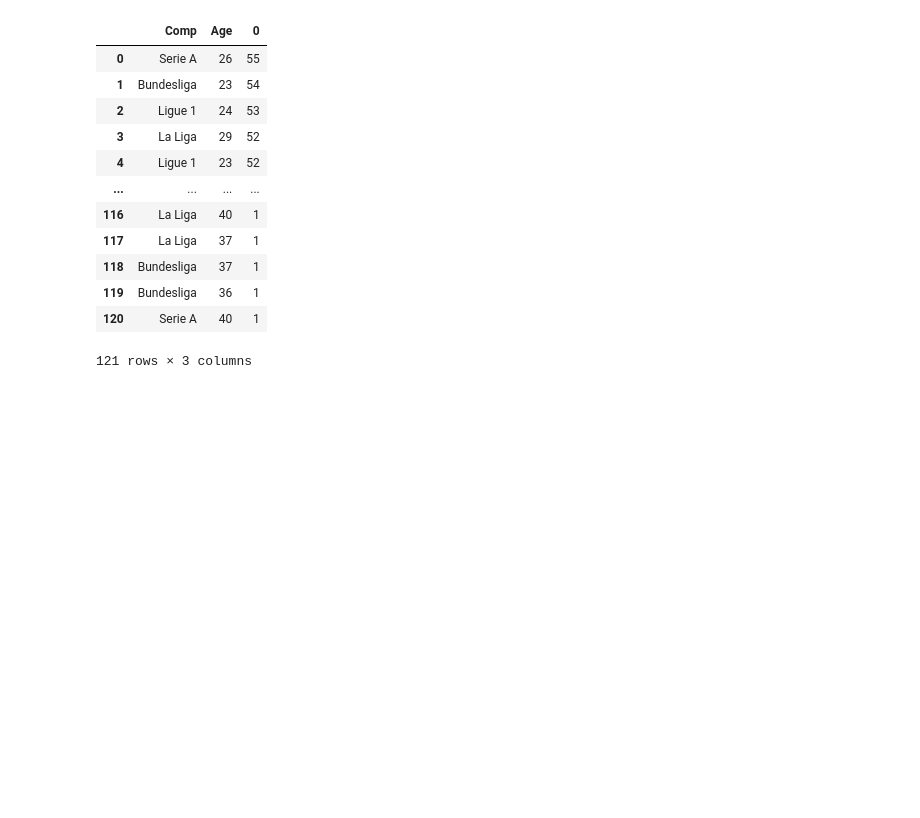
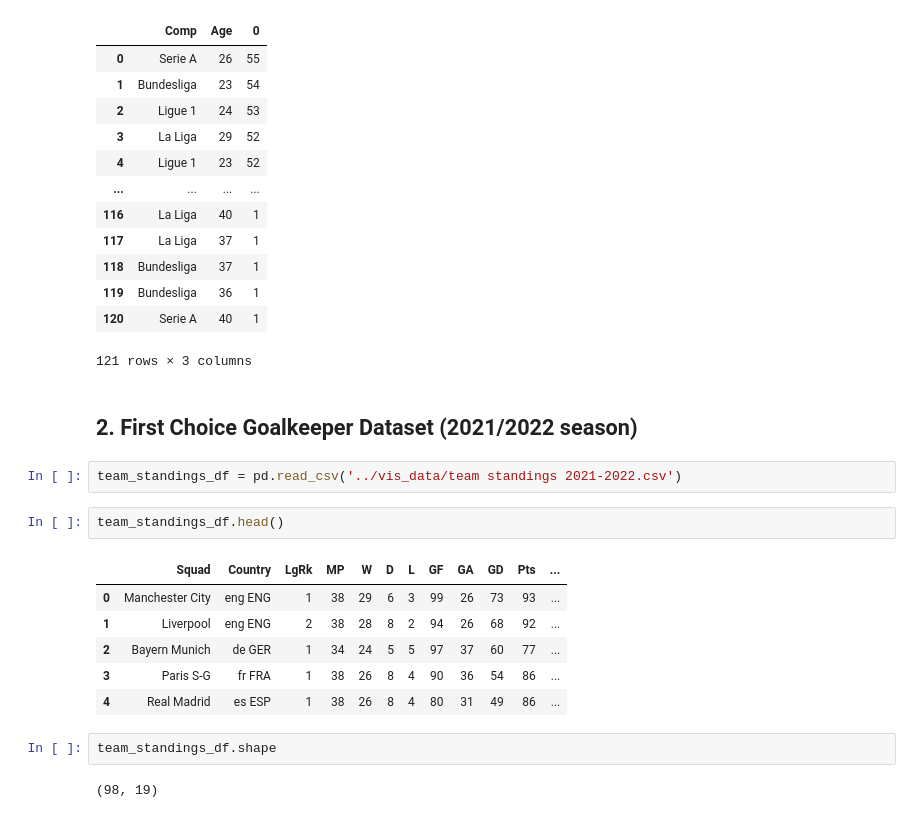
Before and after one commit to TimothyOoi/Football-Visualisation, a Jupyter notebook: notebooks/make_vis_data.ipynb, the cells around one changed output. Saved outputs shown, nothing was run; the diff lists cells and outputs as text; blank space fills up the shorter version.

Commit message:
Add gk and team standings data

```diff
--- a/notebooks/make_vis_data.ipynb
+++ b/notebooks/make_vis_data.ipynb
@@ -54,3 +54,20 @@ df1.value_counts().reset_index()
 | 119 | Bundesliga | 36 | 1 |
 | 120 | Serie A | 40 | 1 |
 121 rows × 3 columns
+# %% [markdown]
+## 2. First Choice Goalkeeper Dataset (2021/2022 season)
+# %%
+team_standings_df = pd.read_csv('../vis_data/team standings 2021-2022.csv')
+# %%
+team_standings_df.head()
+# %% [output]
+|  | Squad | Country | LgRk | MP | W | D | L | GF | GA | GD | Pts | ... |
+| 0 | Manchester City | eng ENG | 1 | 38 | 29 | 6 | 3 | 99 | 26 | 73 | 93 | ... |
+| 1 | Liverpool | eng ENG | 2 | 38 | 28 | 8 | 2 | 94 | 26 | 68 | 92 | ... |
+| 2 | Bayern Munich | de GER | 1 | 34 | 24 | 5 | 5 | 97 | 37 | 60 | 77 | ... |
+| 3 | Paris S-G | fr FRA | 1 | 38 | 26 | 8 | 4 | 90 | 36 | 54 | 86 | ... |
+| 4 | Real Madrid | es ESP | 1 | 38 | 26 | 8 | 4 | 80 | 31 | 49 | 86 | ... |
+# %%
+team_standings_df.shape
+# %% [output]
+(98, 19)
```
Also changed, not shown: parts of 9 cells of this notebook, 3 other files.
